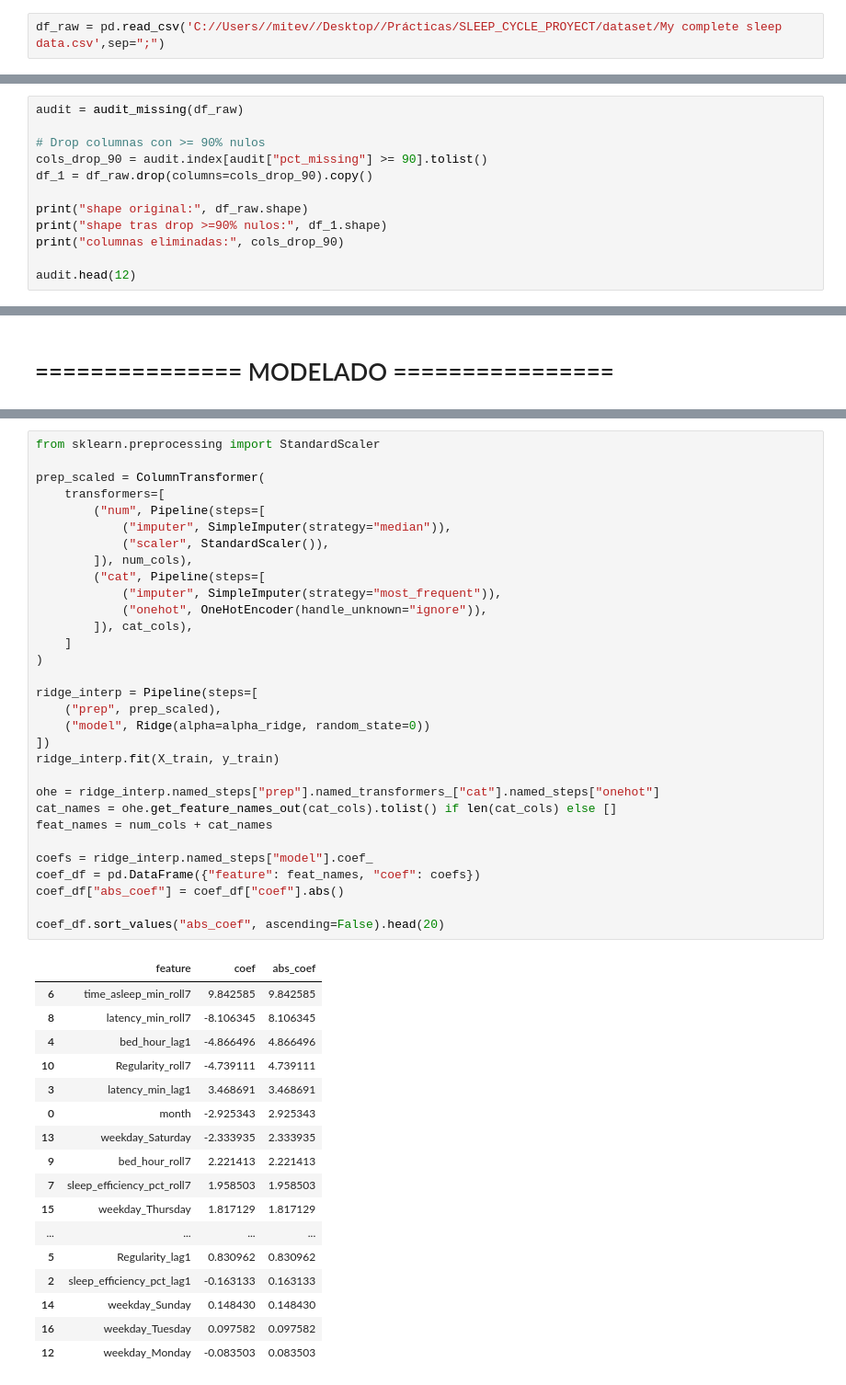
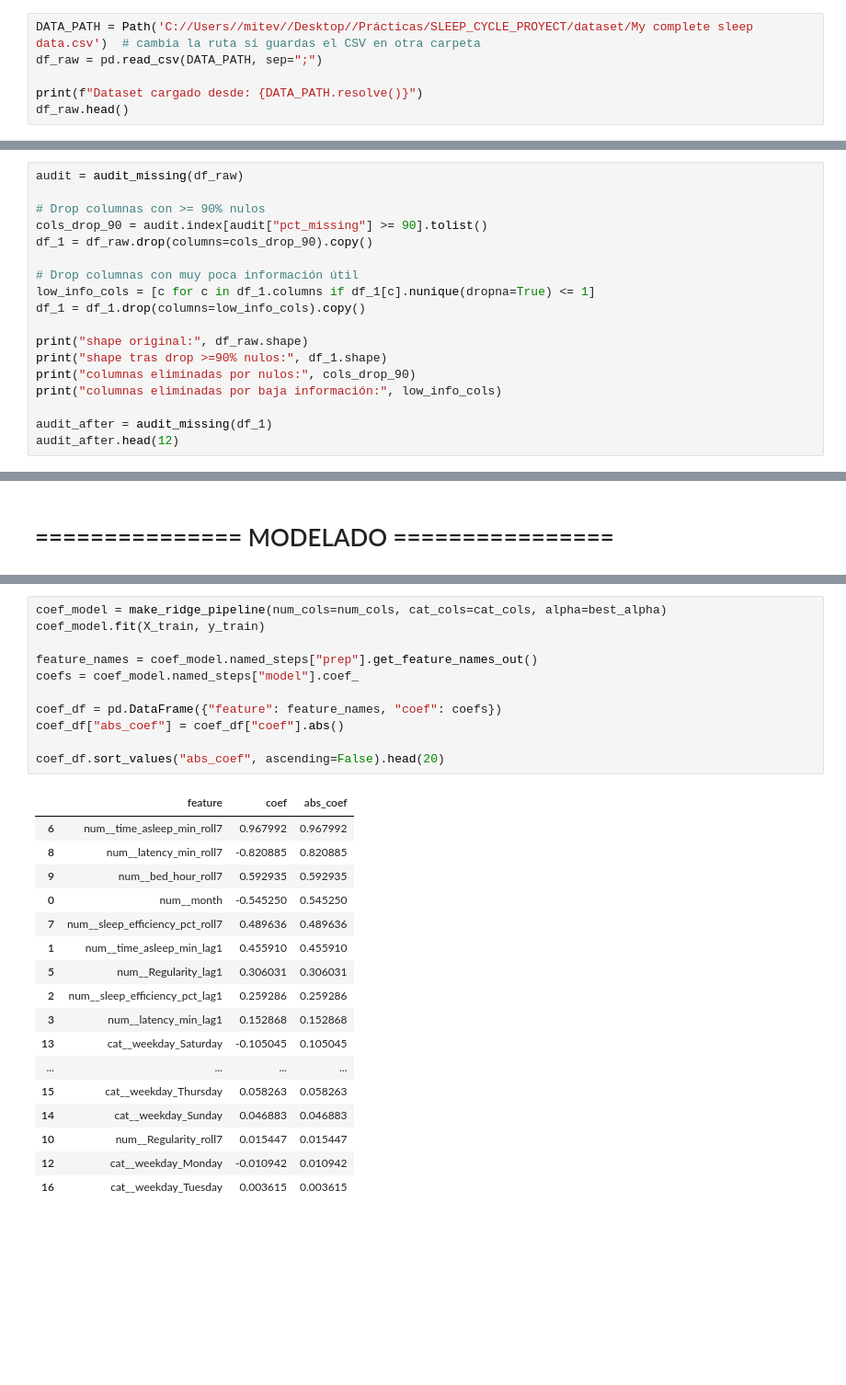
Before and after one commit to SyM97/SLEEP_CYCLE_PROYECT, a Jupyter notebook: sleep_cycle_orig.ipynb, the cells around one changed output, grey strips where cells are left out. Shown at 92% size. Drawn from its saved outputs; the diff is of its cells as text; blank space fills up the shorter version.

```diff
--- a/sleep_cycle_orig.ipynb
+++ b/sleep_cycle_orig.ipynb
@@ -47,4 +82,8 @@ def spearman_pair(df: pd.DataFrame, x: str, y: str) -> dict:
 # %% [markdown]
 # ============= CARGAR DATASET ==============
 # %%
-df_raw = pd.read_csv('C://Users//mitev//Desktop//Prácticas/SLEEP_CYCLE_PROYECT/dataset/My complete sleep data.csv',sep=";")
+DATA_PATH = Path('C://Users//mitev//Desktop//Prácticas/SLEEP_CYCLE_PROYECT/dataset/My complete sleep data.csv')  # cambia la ruta si guardas el CSV en otra carpeta
+df_raw = pd.read_csv(DATA_PATH, sep=";")
+
+print(f"Dataset cargado desde: {DATA_PATH.resolve()}")
+df_raw.head()
@@ -57,9 +105,15 @@ audit = audit_missing(df_raw)
 cols_drop_90 = audit.index[audit["pct_missing"] >= 90].tolist()
 df_1 = df_raw.drop(columns=cols_drop_90).copy()
 
+# Drop columnas con muy poca información útil
+low_info_cols = [c for c in df_1.columns if df_1[c].nunique(dropna=True) <= 1]
+df_1 = df_1.drop(columns=low_info_cols).copy()
+
 print("shape original:", df_raw.shape)
 print("shape tras drop >=90% nulos:", df_1.shape)
-print("columnas eliminadas:", cols_drop_90)
+print("columnas eliminadas por nulos:", cols_drop_90)
+print("columnas eliminadas por baja información:", low_info_cols)
 
-audit.head(12)
+audit_after = audit_missing(df_1)
+audit_after.head(12)
 # %% [output]
@@ -507,50 +607,30 @@ Ancho medio intervalo (min): 203.3019598172066 half-width q: 101.6509799086033
 # %%
-from sklearn.preprocessing import StandardScaler
+coef_model = make_ridge_pipeline(num_cols=num_cols, cat_cols=cat_cols, alpha=best_alpha)
+coef_model.fit(X_train, y_train)
 
-prep_scaled = ColumnTransformer(
-    transformers=[
-        ("num", Pipeline(steps=[
-            ("imputer", SimpleImputer(strategy="median")),
-            ("scaler", StandardScaler()),
-        ]), num_cols),
-        ("cat", Pipeline(steps=[
-            ("imputer", SimpleImputer(strategy="most_frequent")),
-            ("onehot", OneHotEncoder(handle_unknown="ignore")),
-        ]), cat_cols),
-    ]
-)
+feature_names = coef_model.named_steps["prep"].get_feature_names_out()
+coefs = coef_model.named_steps["model"].coef_
 
-ridge_interp = Pipeline(steps=[
-    ("prep", prep_scaled),
-    ("model", Ridge(alpha=alpha_ridge, random_state=0))
-])
-ridge_interp.fit(X_train, y_train)
-
-ohe = ridge_interp.named_steps["prep"].named_transformers_["cat"].named_steps["onehot"]
-cat_names = ohe.get_feature_names_out(cat_cols).tolist() if len(cat_cols) else []
-feat_names = num_cols + cat_names
-
-coefs = ridge_interp.named_steps["model"].coef_
-coef_df = pd.DataFrame({"feature": feat_names, "coef": coefs})
+coef_df = pd.DataFrame({"feature": feature_names, "coef": coefs})
 coef_df["abs_coef"] = coef_df["coef"].abs()
 
 coef_df.sort_values("abs_coef", ascending=False).head(20)
 # %% [output]
 |  | feature | coef | abs_coef |
-| 6 | time_asleep_min_roll7 | 9.842585 | 9.842585 |
-| 8 | latency_min_roll7 | -8.106345 | 8.106345 |
-| 4 | bed_hour_lag1 | -4.866496 | 4.866496 |
-| 10 | Regularity_roll7 | -4.739111 | 4.739111 |
-| 3 | latency_min_lag1 | 3.468691 | 3.468691 |
-| 0 | month | -2.925343 | 2.925343 |
-| 13 | weekday_Saturday | -2.333935 | 2.333935 |
-| 9 | bed_hour_roll7 | 2.221413 | 2.221413 |
-| 7 | sleep_efficiency_pct_roll7 | 1.958503 | 1.958503 |
-| 15 | weekday_Thursday | 1.817129 | 1.817129 |
+| 6 | num__time_asleep_min_roll7 | 0.967992 | 0.967992 |
+| 8 | num__latency_min_roll7 | -0.820885 | 0.820885 |
+| 9 | num__bed_hour_roll7 | 0.592935 | 0.592935 |
+| 0 | num__month | -0.545250 | 0.545250 |
+| 7 | num__sleep_efficiency_pct_roll7 | 0.489636 | 0.489636 |
+| 1 | num__time_asleep_min_lag1 | 0.455910 | 0.455910 |
+| 5 | num__Regularity_lag1 | 0.306031 | 0.306031 |
+| 2 | num__sleep_efficiency_pct_lag1 | 0.259286 | 0.259286 |
+| 3 | num__latency_min_lag1 | 0.152868 | 0.152868 |
+| 13 | cat__weekday_Saturday | -0.105045 | 0.105045 |
 | ... | ... | ... | ... |
-| 5 | Regularity_lag1 | 0.830962 | 0.830962 |
-| 2 | sleep_efficiency_pct_lag1 | -0.163133 | 0.163133 |
-| 14 | weekday_Sunday | 0.148430 | 0.148430 |
-| 16 | weekday_Tuesday | 0.097582 | 0.097582 |
-| 12 | weekday_Monday | -0.083503 | 0.083503 |
+| 15 | cat__weekday_Thursday | 0.058263 | 0.058263 |
+| 14 | cat__weekday_Sunday | 0.046883 | 0.046883 |
+| 10 | num__Regularity_roll7 | 0.015447 | 0.015447 |
+| 12 | cat__weekday_Monday | -0.010942 | 0.010942 |
+| 16 | cat__weekday_Tuesday | 0.003615 | 0.003615 |
 # %%
```
Also changed, not shown: parts of 13 cells of this notebook, 2 other files.
